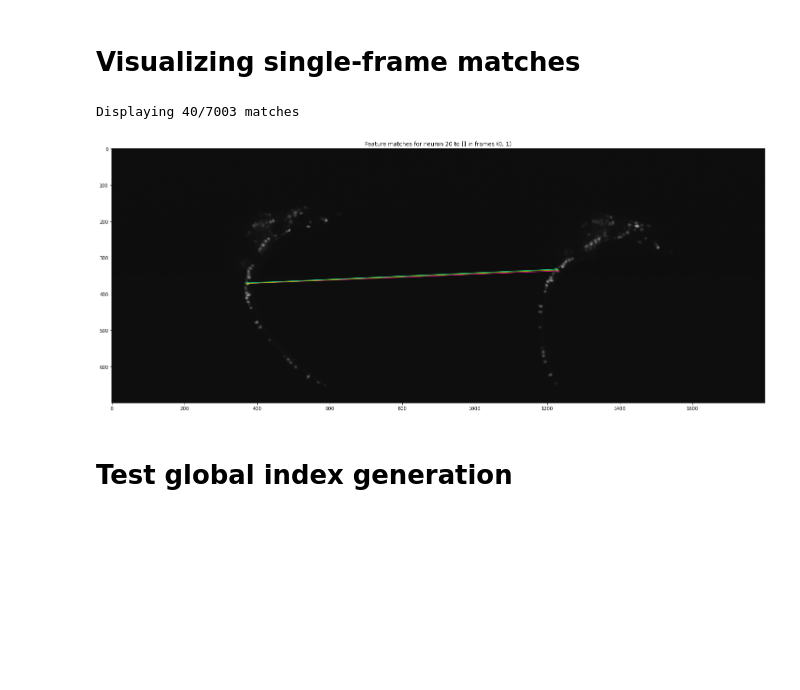
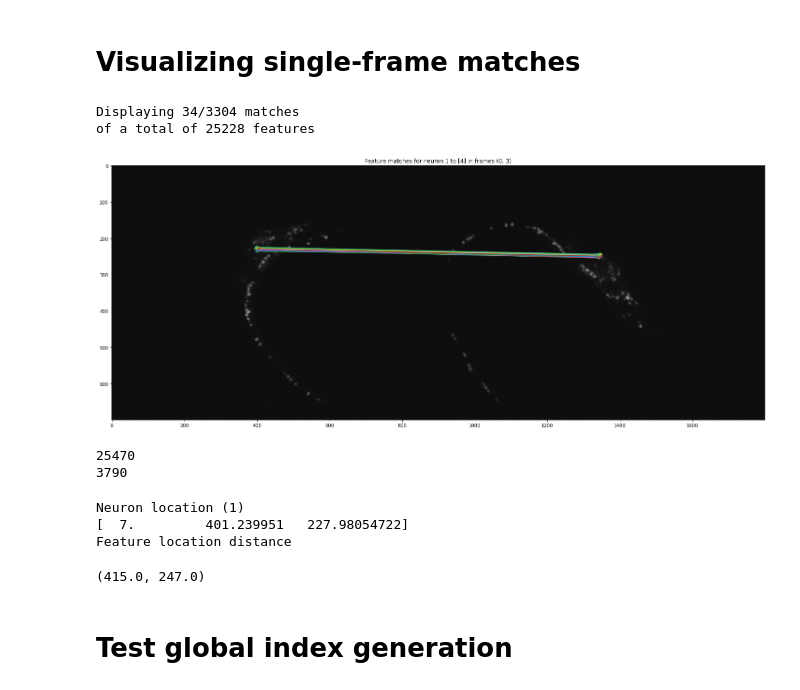
Before and after one commit to ch9nuk9/wbfm, a Jupyter notebook: example-feature-workflow/feature_alignment/Reference_pipeline_tests.ipynb, the cells around one changed output. Saved outputs shown, nothing was run; the diff lists cells and outputs as text; code cells hidden in the pictures; blank space fills up the shorter version.

```diff
--- a/example-feature-workflow/feature_alignment/Reference_pipeline_tests.ipynb
+++ b/example-feature-workflow/feature_alignment/Reference_pipeline_tests.ipynb
@@ -23,3 +23,3 @@ import_opt = {'num_slices':33, 'alpha':0.15}
 # %%
-ref_frames, all_matches, pairwise_matches, pairwise_conf, feature_matches = track_via_reference_frames(btf_fname_red, num_reference_frames=6, verbose=1)
+ref_frames, all_matches, pairwise_matches, pairwise_conf, feature_matches = track_via_reference_frames(btf_fname_red, num_reference_frames=5)
 # %% [output]
@@ -31,15 +49,25 @@ Matching other frames to reference...
 # %% [markdown]
 # Visualizing single-frame matches
 # %%
+p = (0,3)
+n0 = pairwise_matches[p][1][0]
+
 plot_match_example(ref_frames,
                        neuron_matches=pairwise_matches,
                        feature_matches=feature_matches,
-                       which_frame_pair=(0,1),
-                       neuron0=20,
+                       which_frame_pair=p,
+                       neuron0=n0,
                        which_slice=12)
 # %% [output]
-Displaying 40/7003 matches
+Displaying 34/3304 matches
+of a total of 25228 features
-[figure, old version]
+[figure, new version]
+# %%
+print(len(ref_frames[1].features_to_neurons))
+print(len(feature_matches[(0,1)]))
+# %% [output]
+25470
+3790
 # %%
 # Print locations of neuron and the found keypoints
 i = 1
@@ -59,8 +87,14 @@ for i2, kp in enumerate(frame.keypoints):
 #print(this_kp)
 #all_diff = [kp-this_neuron for kp in this_kp]
 #print([round(np.linalg.norm(d),1) for d in all_diff])
+# %% [output]
+Neuron location (1)
+[  7.         401.239951   227.98054722]
+Feature location distance
 # %%
 frame.keypoints[0].pt
+# %% [output]
+(415.0, 247.0)
 # %% [markdown]
 # Test global index generation
 # %%
```
Also changed, not shown: parts of 11 cells of this notebook.
